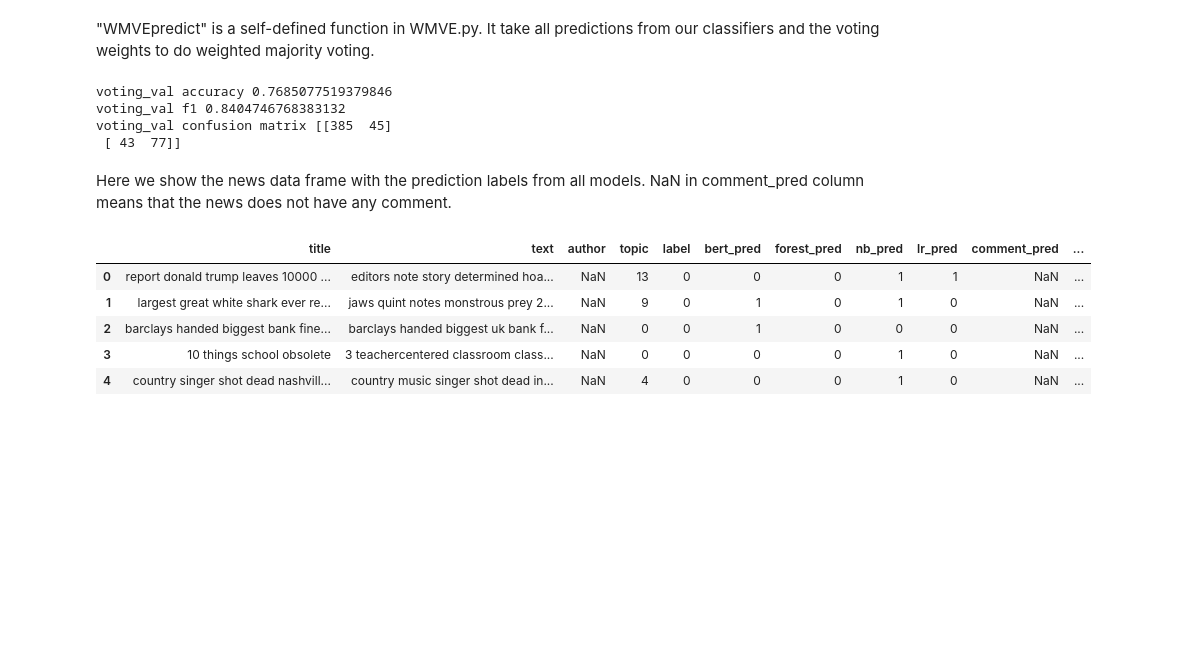
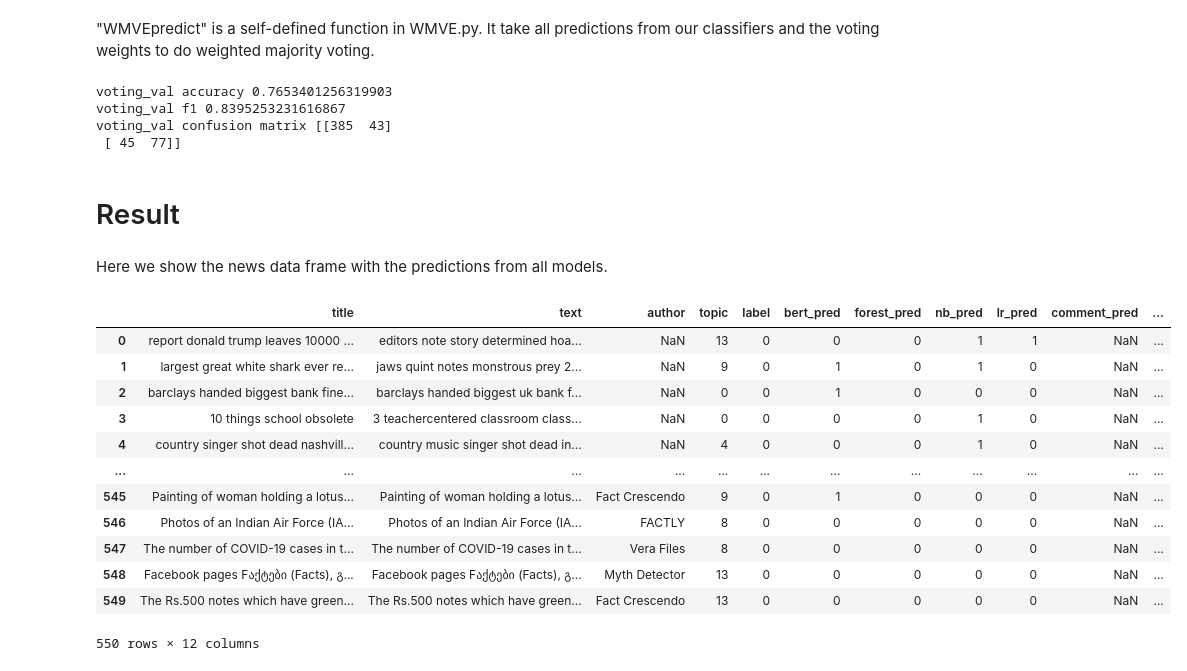
Before and after one commit to DavidKai1999/Stats-170-project, a Jupyter notebook: Project.ipynb, the cells around one changed output. Drawn from its saved outputs; the diff is of its cells as text; code cells hidden in the pictures; blank space fills up the shorter version.

```diff
--- a/Project.ipynb
+++ b/Project.ipynb
@@ -194,27 +197,45 @@ classfiers_pred = pd.DataFrame({'bert': bert_pred,
 
 voting_pred, prob = WMVEpredict(weight, classfiers_pred,use_softmax=False,final=True)
 
-binary_eval('voting_val', voting_pred, Y)
+binary_eval('voting_val', Y, voting_pred)
 # %% [output]
-voting_val accuracy 0.7685077519379846
-voting_val f1 0.8404746768383132
-voting_val confusion matrix [[385  45]
- [ 43  77]]
+voting_val accuracy 0.7653401256319903
+voting_val f1 0.8395253231616867
+voting_val confusion matrix [[385  43]
+ [ 45  77]]
+# %% [markdown]
+# Result
 # %% [markdown]
-Here we show the news data frame with the prediction labels from all models. NaN in comment_pred column means that the news does not have any comment.
+Here we show the news data frame with the predictions from all models.
-# %%
-result_df = news[['title','text','author','topic','label']].assign(bert_pred = bert_pred,
-                                                       forest_pred = forest_pred,
-                                                       nb_pred = nb_pred,
-                                                       lr_pred = lr_pred,
-                                                       comment_pred = list(map(lambda x: np.nan if x==2 else x, comment_pred)),
-                                                       voting_pred = voting_pred)
-
-result_df.head(5)
-# %% [output]
-|  | title | text | author | topic | label | bert_pred | forest_pred | nb_pred | lr_pred | comment_pred | ... |
-| 0 | report donald trump leaves 10000 ... | editors note story determined hoa... | NaN | 13 | 0 | 0 | 0 | 1 | 1 | NaN | ... |
-| 1 | largest great white shark ever re... | jaws quint notes monstrous prey 2... | NaN | 9 | 0 | 1 | 0 | 1 | 0 | NaN | ... |
-| 2 | barclays handed biggest bank fine... | barclays handed biggest uk bank f... | NaN | 0 | 0 | 1 | 0 | 0 | 0 | NaN | ... |
-| 3 | 10 things school obsolete | 3 teachercentered classroom class... | NaN | 0 | 0 | 0 | 0 | 1 | 0 | NaN | ... |
-| 4 | country singer shot dead nashvill... | country music singer shot dead in... | NaN | 4 | 0 | 0 | 0 | 1 | 0 | NaN | ... |
+# %%
+result_df = news[['title','text','author','topic','label']].assign(bert_pred = bert_pred,
+                                                       forest_pred = forest_pred,
+                                                       nb_pred = nb_pred,
+                                                       lr_pred = lr_pred,
+                                                       comment_pred = list(map(lambda x: np.nan if x==2 else x, comment_pred)),
+                                                       voting_pred = voting_pred)
+voting_correct = []
+label = result_df.label
+pred = result_df.voting_pred
+
+for i in range(len(label)):
+    if label[i] == pred[i]:
+        voting_correct.append(True)
+    else:
+        voting_correct.append(False)
+result_df = result_df.assign(voting_correct=voting_correct)
+result_df
+# %% [output]
+|  | title | text | author | topic | label | bert_pred | forest_pred | nb_pred | lr_pred | comment_pred | ... |
+| 0 | report donald trump leaves 10000 ... | editors note story determined hoa... | NaN | 13 | 0 | 0 | 0 | 1 | 1 | NaN | ... |
+| 1 | largest great white shark ever re... | jaws quint notes monstrous prey 2... | NaN | 9 | 0 | 1 | 0 | 1 | 0 | NaN | ... |
+| 2 | barclays handed biggest bank fine... | barclays handed biggest uk bank f... | NaN | 0 | 0 | 1 | 0 | 0 | 0 | NaN | ... |
+| 3 | 10 things school obsolete | 3 teachercentered classroom class... | NaN | 0 | 0 | 0 | 0 | 1 | 0 | NaN | ... |
+| 4 | country singer shot dead nashvill... | country music singer shot dead in... | NaN | 4 | 0 | 0 | 0 | 1 | 0 | NaN | ... |
+| ... | ... | ... | ... | ... | ... | ... | ... | ... | ... | ... | ... |
+| 545 | Painting of woman holding a lotus... | Painting of woman holding a lotus... | Fact Crescendo | 9 | 0 | 1 | 0 | 0 | 0 | NaN | ... |
+| 546 | Photos of an Indian Air Force (IA... | Photos of an Indian Air Force (IA... | FACTLY | 8 | 0 | 0 | 0 | 0 | 0 | NaN | ... |
+| 547 | The number of COVID-19 cases in t... | The number of COVID-19 cases in t... | Vera Files | 8 | 0 | 0 | 0 | 0 | 0 | NaN | ... |
+| 548 | Facebook pages Fაქტები (Facts), გ... | Facebook pages Fაქტები (Facts), გ... | Myth Detector | 13 | 0 | 0 | 0 | 0 | 0 | NaN | ... |
+| 549 | The Rs.500 notes which have green... | The Rs.500 notes which have green... | Fact Crescendo | 13 | 0 | 0 | 0 | 0 | 0 | NaN | ... |
+550 rows × 12 columns
```
Also changed, not shown: parts of 22 cells of this notebook, 1 other file.
